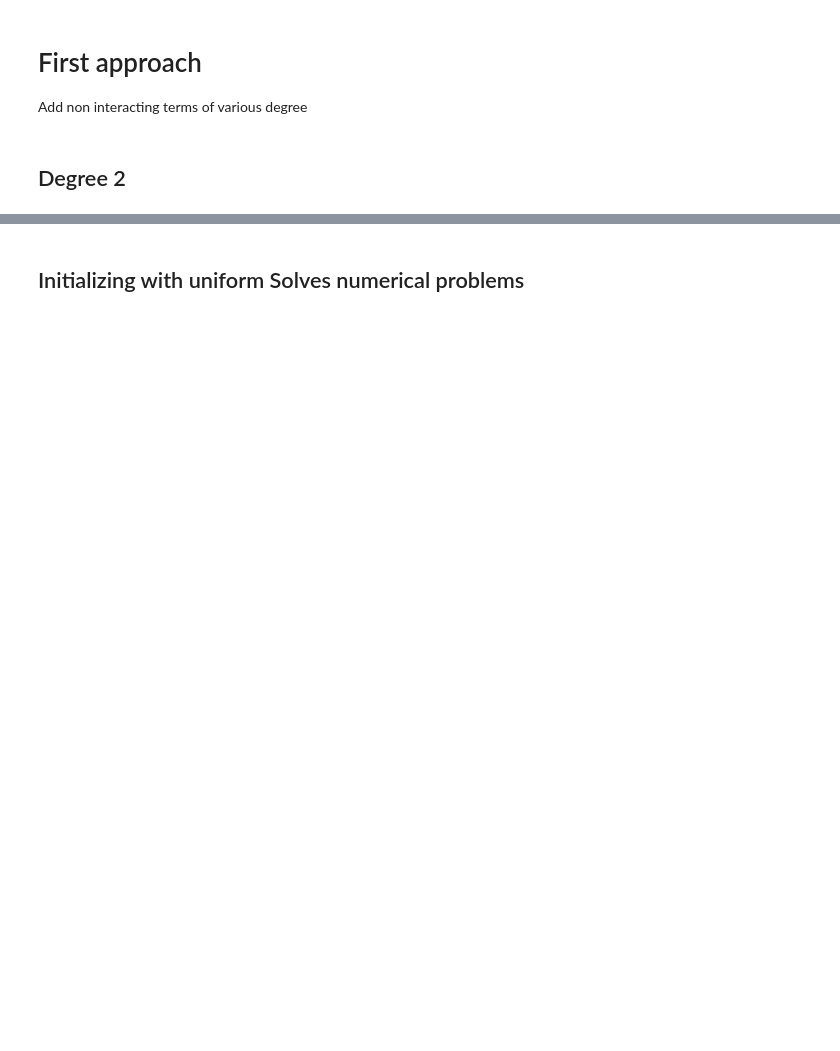
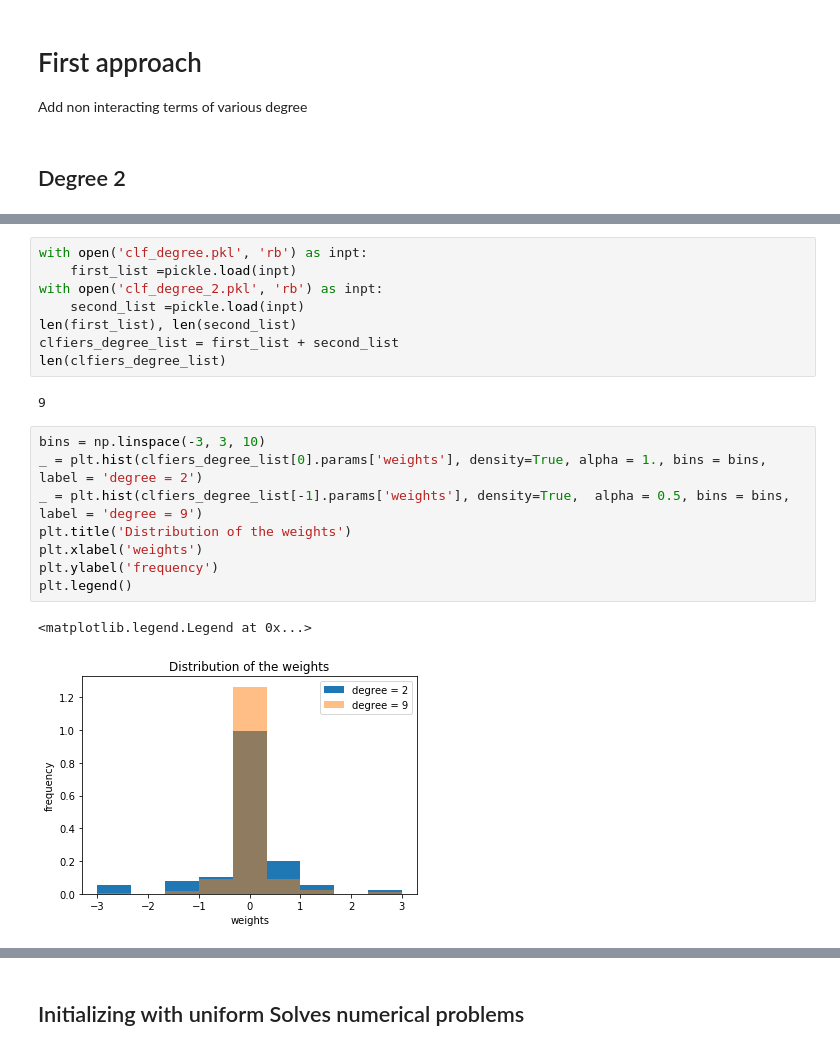
Before and after one commit to MeerkatPerson/ml_projects, a Jupyter notebook: project1/scripts/OptimalValues_Hand_with_Features.ipynb, the cells around one changed output, grey strips where cells are left out. Drawn from its saved outputs; the diff is of its cells as text; blank space fills up the shorter version.

```diff
--- a/project1/scripts/OptimalValues_Hand_with_Features.ipynb
+++ b/project1/scripts/OptimalValues_Hand_with_Features.ipynb
@@ -80,0 +122,21 @@ Current iteration=900, loss=0.32564010695644674
+# %%
+with open('clf_degree.pkl', 'rb') as inpt:
+    first_list =pickle.load(inpt)
+with open('clf_degree_2.pkl', 'rb') as inpt:
+    second_list =pickle.load(inpt)
+len(first_list), len(second_list)
+clfiers_degree_list = first_list + second_list
+len(clfiers_degree_list)
+# %% [output]
+9
+# %%
+bins = np.linspace(-3, 3, 10)
+_ = plt.hist(clfiers_degree_list[0].params['weights'], density=True, alpha = 1., bins = bins, label = 'degree = 2')
+_ = plt.hist(clfiers_degree_list[-1].params['weights'], density=True,  alpha = 0.5, bins = bins, label = 'degree = 9')
+plt.title('Distribution of the weights')
+plt.xlabel('weights')
+plt.ylabel('frequency')
+plt.legend()
+# %% [output]
+<matplotlib.legend.Legend at 0x...>
+[figure, added]
```
Also changed, not shown: parts of 21 cells of this notebook, 22 other files.
